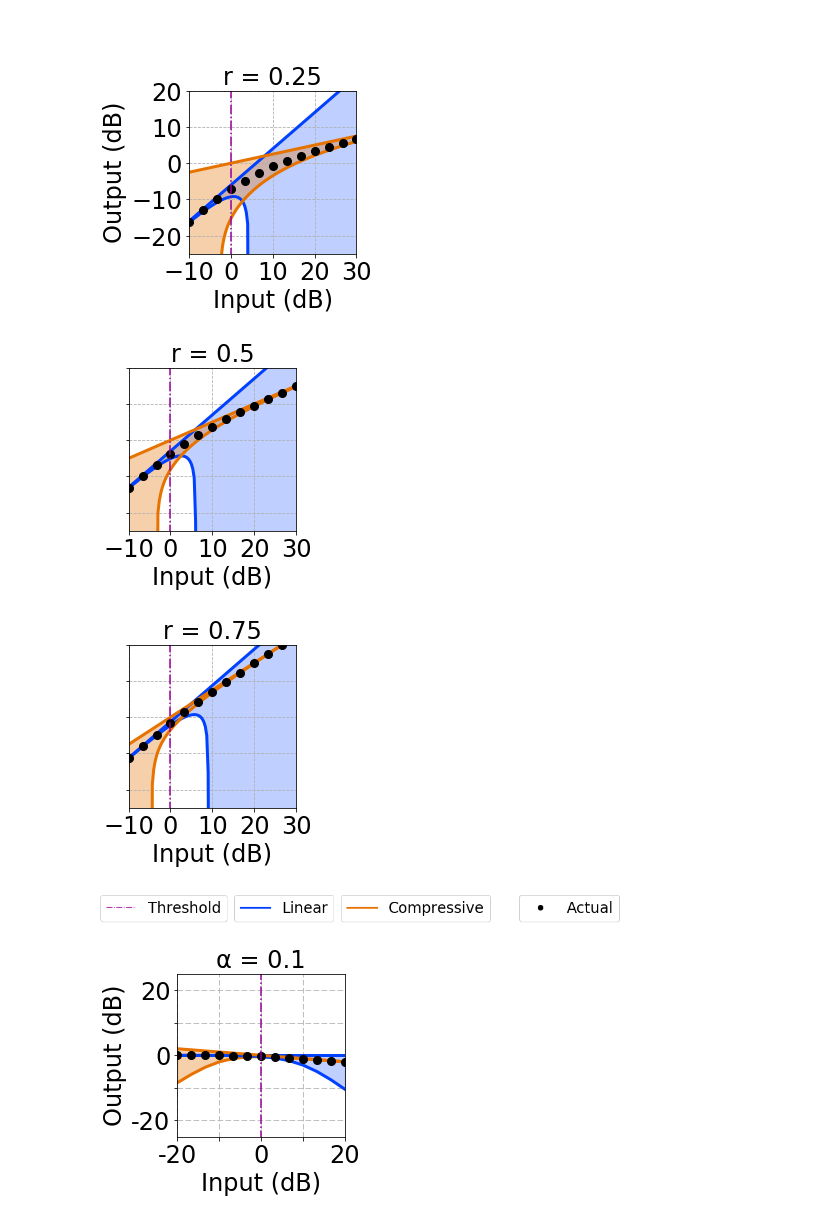
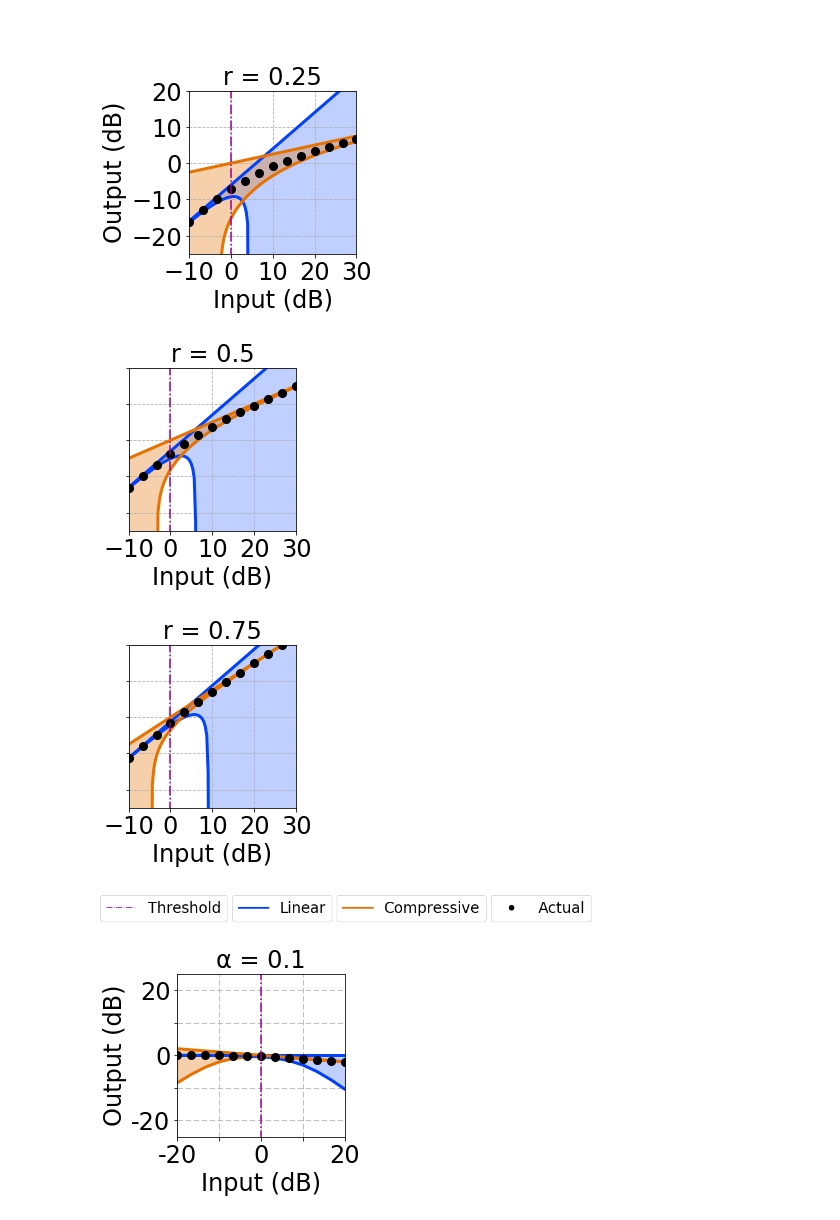
Before and after one commit to BirdVox/lostanlen_spl2018, a Jupyter notebook: pcen_asymptotics.ipynb, the cells around one changed output. Saved outputs shown, nothing was run; the diff lists cells and outputs as text; code cells hidden in the pictures.

```diff
--- a/pcen_asymptotics.ipynb
+++ b/pcen_asymptotics.ipynb
@@ -114,35 +114,35 @@ for power in [0.25, 0.5, 0.75]:
 
 
     fig.savefig('bode_compressor_{:3.1f}.png'.format(power),
                 transparent=True, bbox_inches="tight", dpi=1000)
 
 
 from matplotlib import pyplot as plt
 fig = plt.figure(figsize=(20.0, 0.35), frameon=False)
 plt.gca().axis('off')
 
 
 legend_handles = [
     legend_threshold[0], legend_linear, legend_compressive, legend_empirical]
 legs = []
-xs = [0.18, 0.335, 0.562, 0.75]
+xs = [0.18, 0.332, 0.556, 0.708]
 
 for h, x in zip(legend_handles, xs):
     leg = plt.legend(handles=[h],
         fontsize=24, bbox_to_anchor=(x, 1.80))
     leg.get_frame().set_alpha(1)
     legs.append(leg)
 
 for leg in legs:
     plt.gca().add_artist(leg)
 
 fig.savefig('bode_compressor_legend.png',
             transparent=True, bbox_inches="tight", dpi=1000)
 # %% [output]
 [figure]
 [figure]
 [figure]
-[figure, old version]
+[figure, new version]
 # %%
 figsize = (3, 3)
 eps = 1.0
```
Also changed, not shown: 18 other files.
